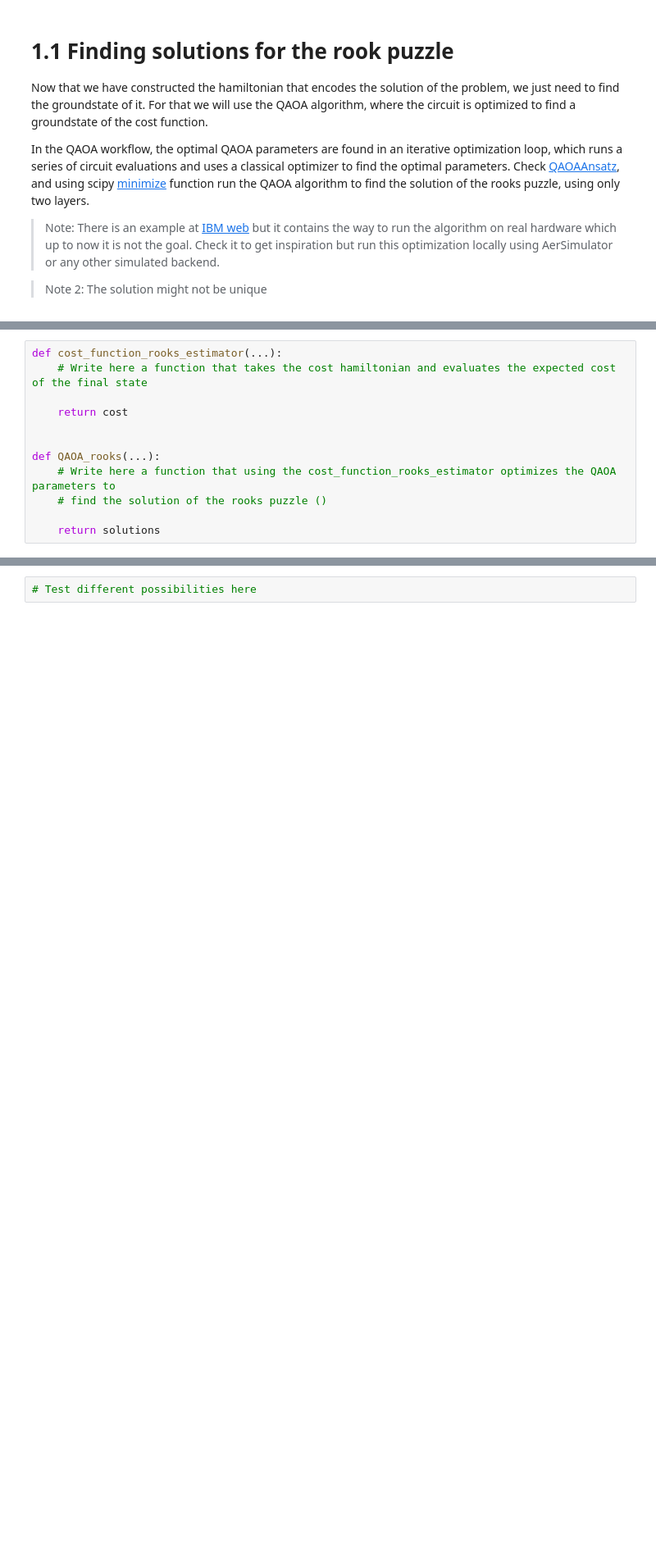
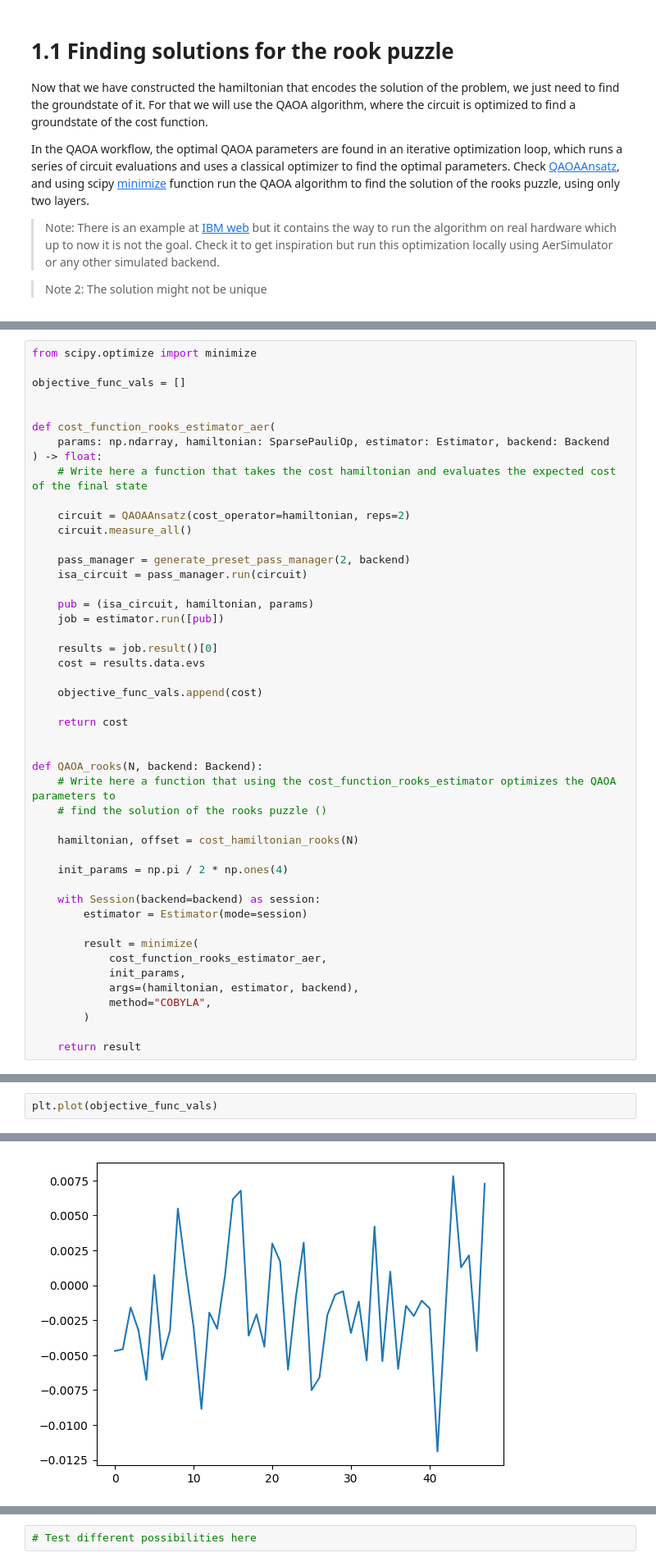
Before and after one commit to pau-torrente/fall-fest-24, a Jupyter notebook: notebooks/challenges/Quantum_NQueens_solver/ChessChallenge.ipynb, the cells around one changed output, grey strips where cells are left out. Shown at 82% size. Drawn from its saved outputs; the diff is of its cells as text; blank space fills up the shorter version.

Commit message:
Optimizing loop working, but non sensible results

```diff
--- a/notebooks/challenges/Quantum_NQueens_solver/ChessChallenge.ipynb
+++ b/notebooks/challenges/Quantum_NQueens_solver/ChessChallenge.ipynb
@@ -358,12 +388,47 @@ Check [QAOAAnsatz](https://docs.quantum.ibm.com/api/qiskit/qiskit.circuit.librar
 # %%
-def cost_function_rooks_estimator(...):
+from scipy.optimize import minimize
+
+objective_func_vals = []
+
+
+def cost_function_rooks_estimator_aer(
+    params: np.ndarray, hamiltonian: SparsePauliOp, estimator: Estimator, backend: Backend
+) -> float:
     # Write here a function that takes the cost hamiltonian and evaluates the expected cost of the final state
+
+    circuit = QAOAAnsatz(cost_operator=hamiltonian, reps=2)
+    circuit.measure_all()
+
+    pass_manager = generate_preset_pass_manager(2, backend)
+    isa_circuit = pass_manager.run(circuit)
+
+    pub = (isa_circuit, hamiltonian, params)
+    job = estimator.run([pub])
+
+    results = job.result()[0]
+    cost = results.data.evs
+
+    objective_func_vals.append(cost)
 
     return cost
 
 
-def QAOA_rooks(...):
+def QAOA_rooks(N, backend: Backend):
     # Write here a function that using the cost_function_rooks_estimator optimizes the QAOA parameters to
     # find the solution of the rooks puzzle ()
 
-    return solutions
+    hamiltonian, offset = cost_hamiltonian_rooks(N)
+
+    init_params = np.pi / 2 * np.ones(4)
+
+    with Session(backend=backend) as session:
+        estimator = Estimator(mode=session)
+
+        result = minimize(
+            cost_function_rooks_estimator_aer,
+            init_params,
+            args=(hamiltonian, estimator, backend),
+            method="COBYLA",
+        )
+
+    return result
@@ -369,0 +491,3 @@ def QAOA_rooks(...):
+# %%
+plt.plot(objective_func_vals)
+# %% [output]
@@ -370,3 +495,4 @@ def QAOA_rooks(...):
+[figure, added]
 # %% [markdown]
 ## Run the QAOA algorithm for 3x3 and 4x4 boards and discuss the solutions obtained.
 ## Compare the solutions with the ones obtained by brute force.
```
Also changed, not shown: parts of 11 cells of this notebook.
